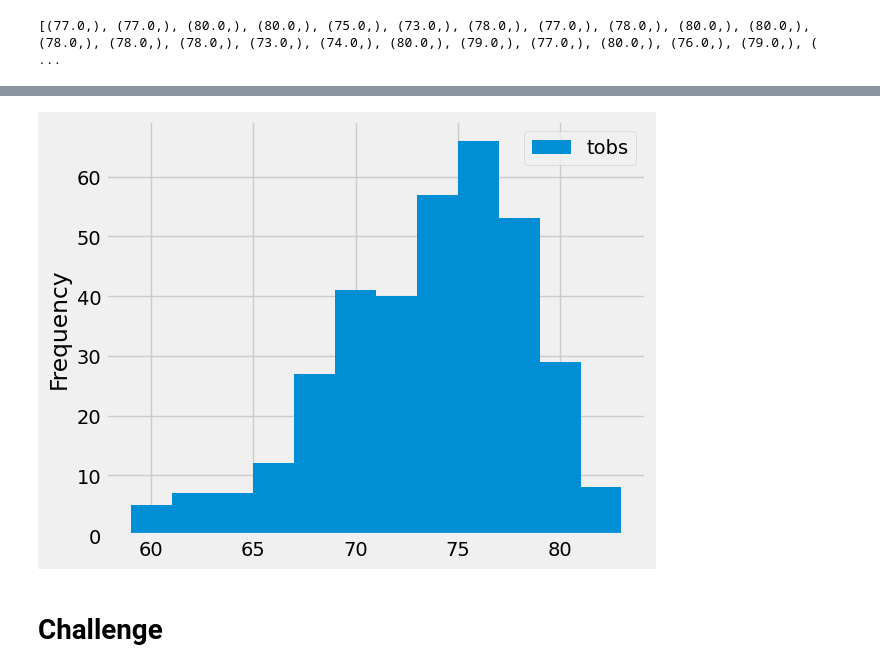
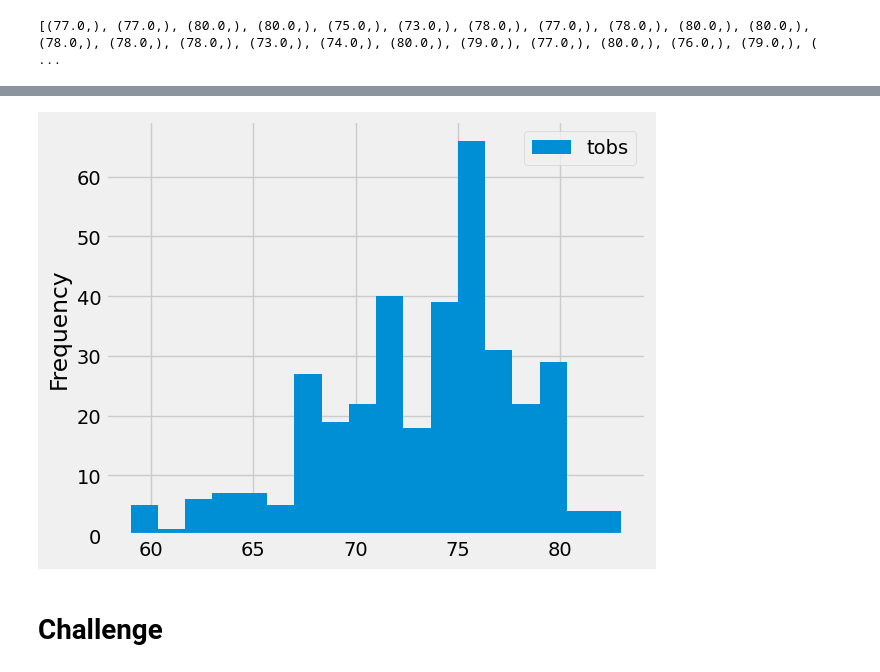
Before and after one commit to Jim-Sotelo/surfs_up, a Jupyter notebook: climate_analysis.ipynb, the cells around one changed output, grey strips where cells are left out. Cells and saved outputs as stored; diff of their text form; code cells hidden in the pictures.

```diff
--- a/climate_analysis.ipynb
+++ b/climate_analysis.ipynb
@@ -181,10 +181,10 @@ print(df)
 # %%
 #plot the temperture observatons
 
-df.plot.hist(bins=12)
+df.plot.hist(bins=18)
 plt.tight_layout()
 # %% [output]
-[figure, old version]
+[figure, new version]
 # %%
 # Write a function called `calc_temps` that will accept start date and end date in the format '%Y-%m-%d'
 # and return the minimum, average, and maximum temperatures for that range of dates
```
Also changed, not shown: 1 other file.
